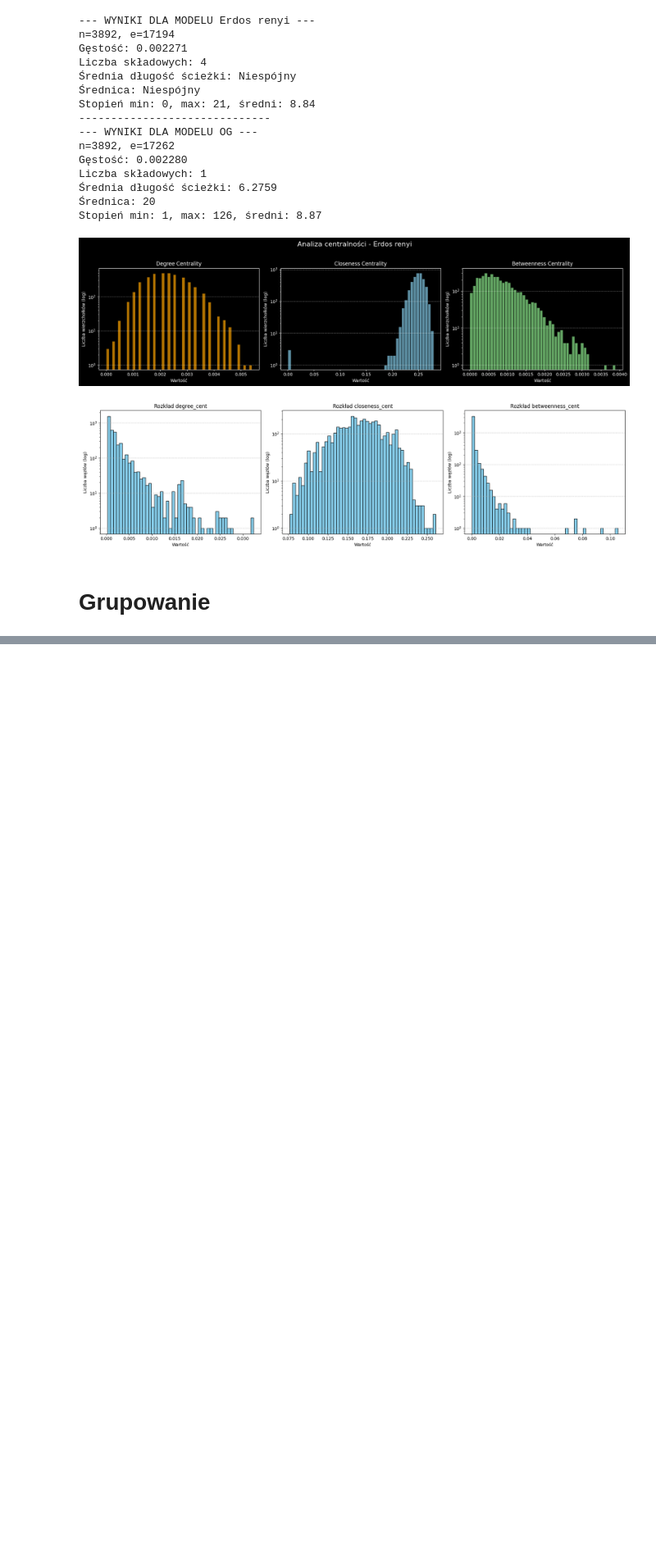
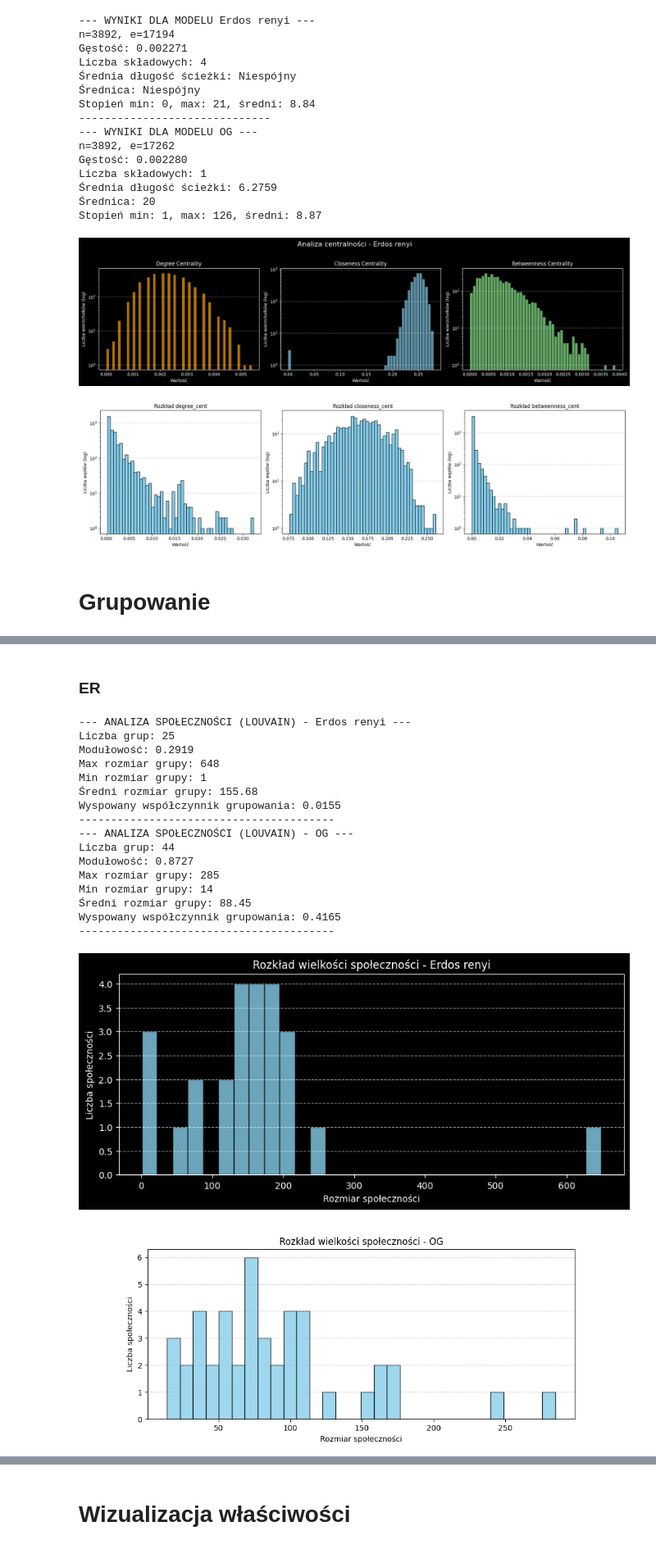
Before and after one commit to Drag0neUsz/complex-networks-L5-OGvsRandom, a Jupyter notebook: sample.ipynb, the cells around one changed output, grey strips where cells are left out. Shown at 82% size. Cells and saved outputs as stored; diff of their text form; code cells hidden in the pictures; blank space fills up the shorter version.

```diff
--- a/sample.ipynb
+++ b/sample.ipynb
@@ -156,0 +250,23 @@ Stopień min: 1, max: 126, średni: 8.87
+# %% [markdown]
+### ER
+# %%
+analyze_communities_louvain(g_erd_ren, "Erdos renyi")
+# %% [output]
+--- ANALIZA SPOŁECZNOŚCI (LOUVAIN) - Erdos renyi ---
+Liczba grup: 25
+Modułowość: 0.2919
+Max rozmiar grupy: 648
+Min rozmiar grupy: 1
+Średni rozmiar grupy: 155.68
+Wyspowany współczynnik grupowania: 0.0155
+----------------------------------------
+--- ANALIZA SPOŁECZNOŚCI (LOUVAIN) - OG ---
+Liczba grup: 44
+Modułowość: 0.8727
+Max rozmiar grupy: 285
+Min rozmiar grupy: 14
+Średni rozmiar grupy: 88.45
+Wyspowany współczynnik grupowania: 0.4165
+----------------------------------------
+[figure, added]
+[figure, added]
@@ -156,0 +275,2 @@ Stopień min: 1, max: 126, średni: 8.87
+# %% [markdown]
+# Wizualizacja właściwości
```
Also changed, not shown: parts of 6 cells of this notebook, 2 other files.
